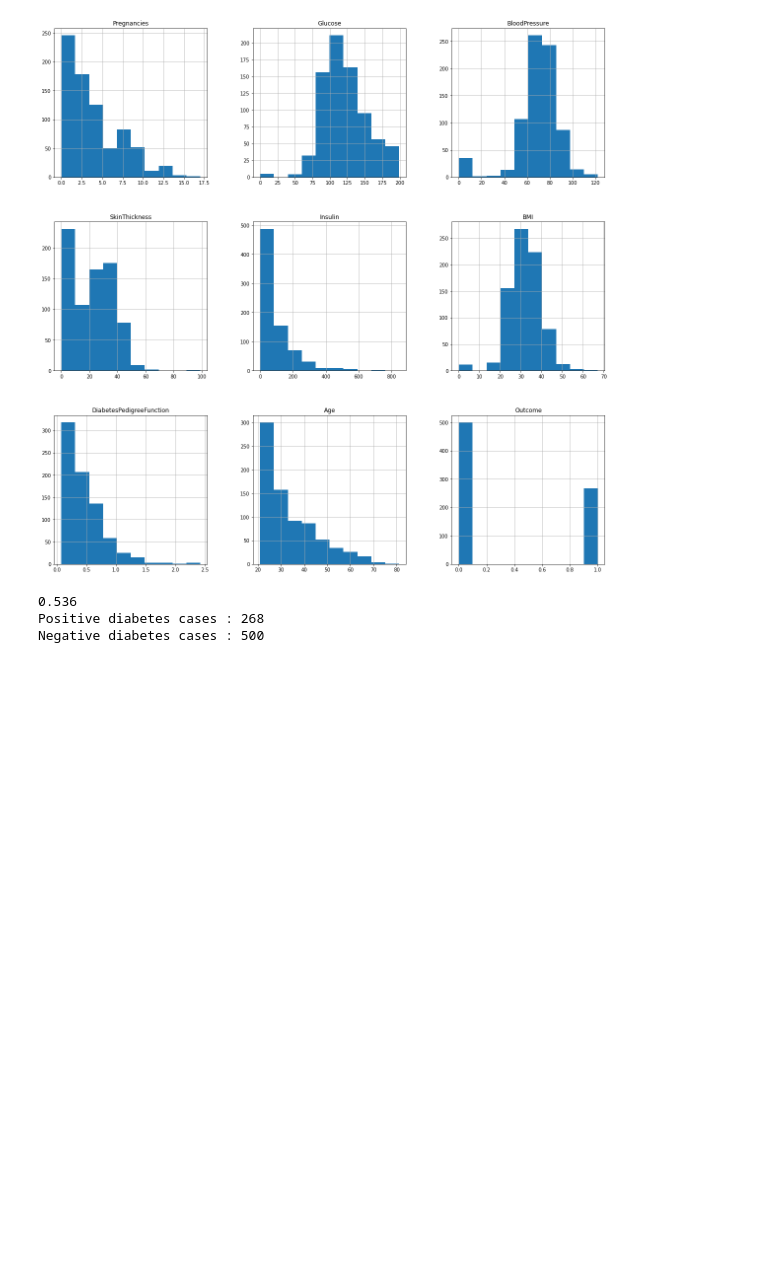
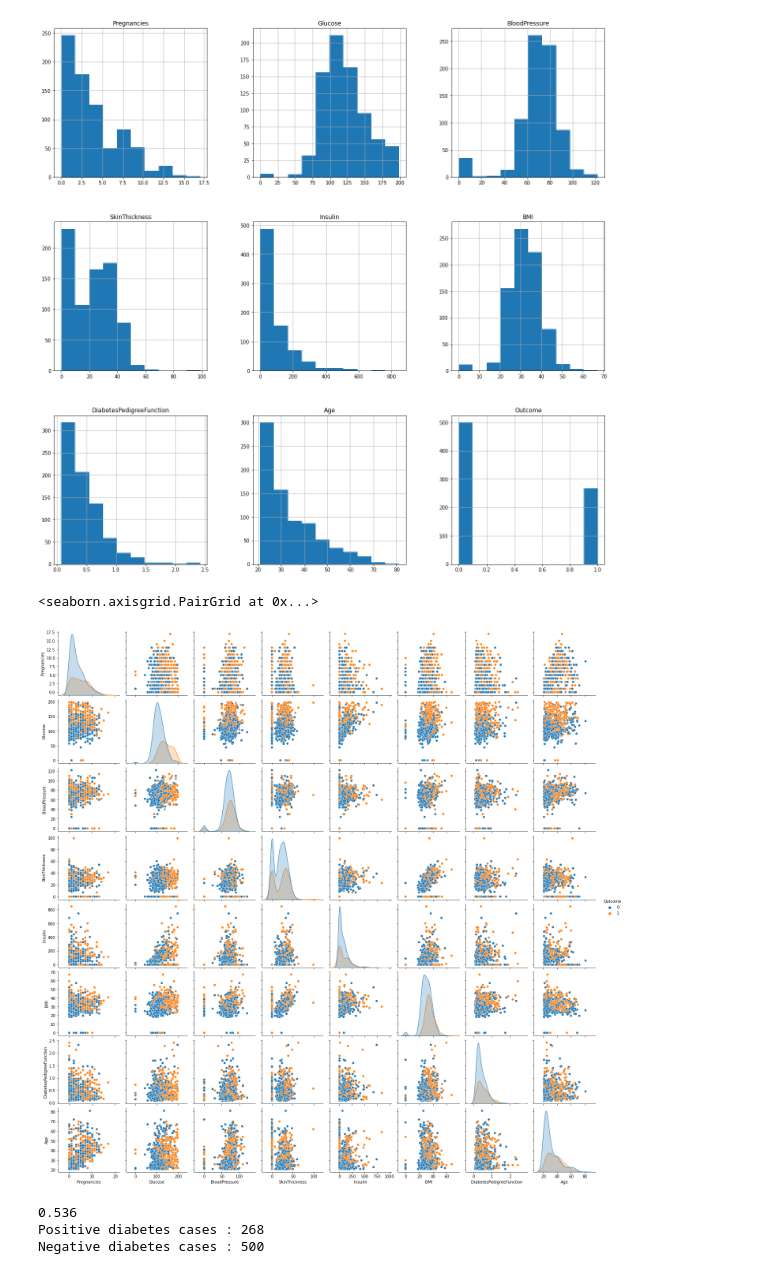
Before and after one commit to psalinas505/python-diabetes, a Jupyter notebook: project_NN.ipynb, the cells around one changed output. Drawn from its saved outputs; the diff is of its cells as text; code cells hidden in the pictures; blank space fills up the shorter version.

```diff
--- a/project_NN.ipynb
+++ b/project_NN.ipynb
@@ -129,6 +129,11 @@ diabetes.hist(figsize= (20,20))
 plt.show()
 # %% [output]
 [figure]
+# %%
+sns.pairplot(diabetes, diag_kind= 'kde', hue= 'Outcome')
+# %% [output]
+<seaborn.axisgrid.PairGrid at 0x...>
+[figure, added]
 # %%
 diab_pos = diabetes[diabetes['Outcome']==1]
 diab_neg = diabetes[diabetes['Outcome']==0]
```
Also changed, not shown: parts of 52 cells of this notebook.
